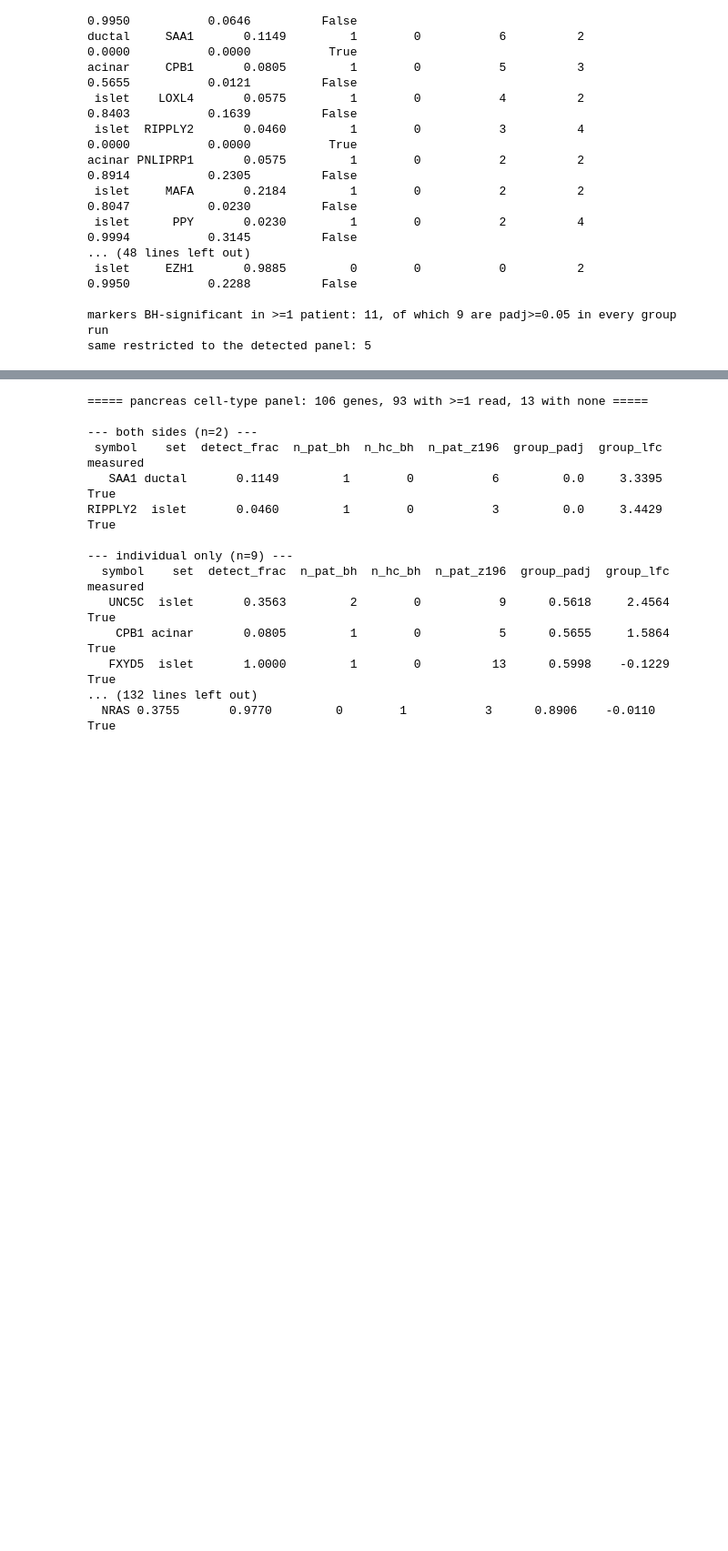
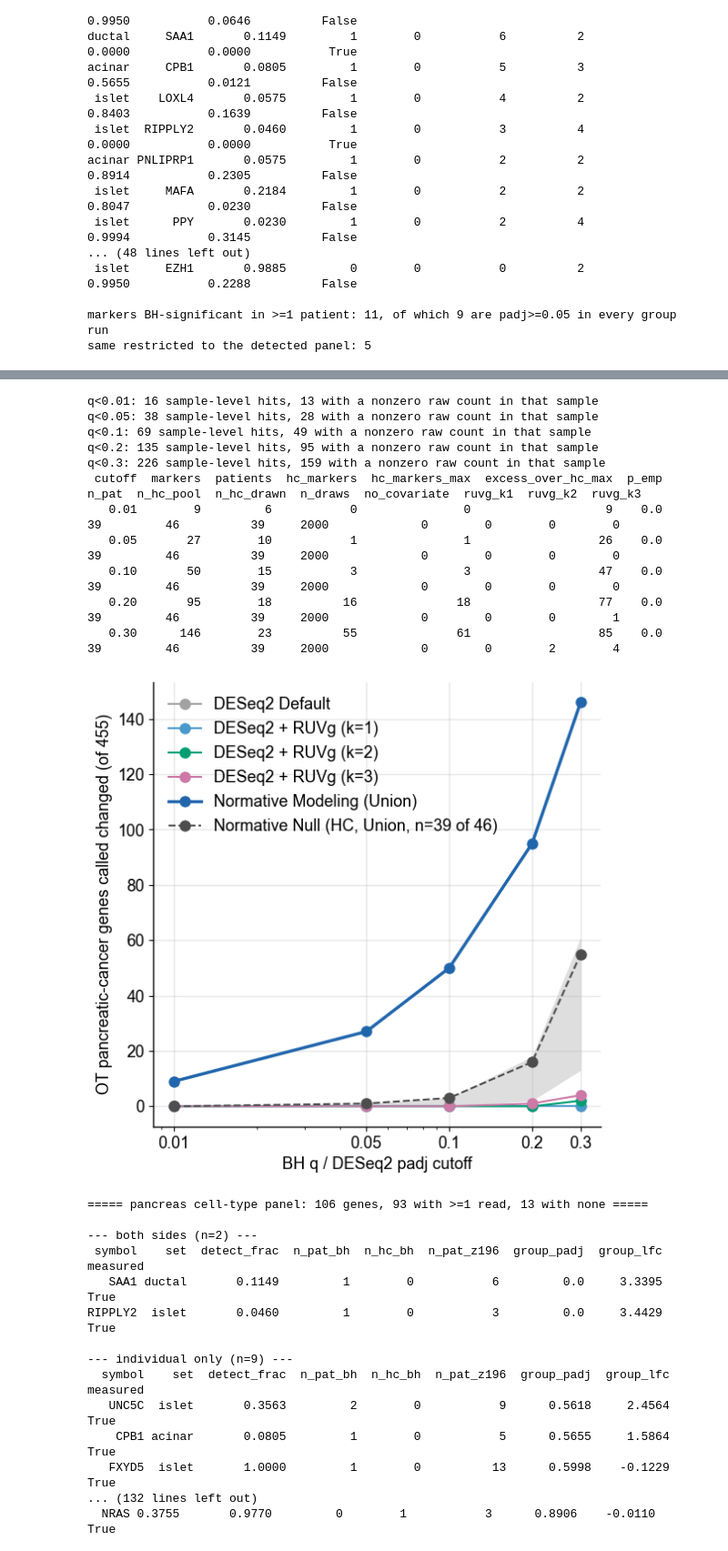
Before and after one commit to jmj3078/cfRNA_NormativeModeling, a Jupyter notebook: MixedEffectsModeling/6_pancreatic_cancer_cohort_deepdive.ipynb, the cells around one changed output, grey strips where cells are left out. Shown at 91% size. Saved outputs shown, nothing was run; the diff lists cells and outputs as text; code cells hidden in the pictures; blank space fills up the shorter version.

```diff
--- a/MixedEffectsModeling/6_pancreatic_cancer_cohort_deepdive.ipynb
+++ b/MixedEffectsModeling/6_pancreatic_cancer_cohort_deepdive.ipynb
@@ -63,9 +58,9 @@ DESIGN_LABEL = {'no_covariate': 'DESeq2\nDefault', 'ruvg_k1': 'DESeq2 +\nRUVg (k
 CASE_OF = {'PDAC': 'PDAC', 'IPMN': 'IPMN', 'Islet Cell Tumor': 'IsletCellTumor',
            'all neoplasm': 'PancreaticNeoplasm'}
 FDR_Q = 0.05
-INFLATION_Z = 1.96
 DESEQ2_PADJ = 0.05
 N_HC_DRAWS = 20
+HC_NULL_PCT = 99      # HC above this percentile of the FULL HC pool are not null material
 SEED = 0
 
 OUT = config.GROUP_VS_INDIV_DIR / SIG_SOURCE
@@ -1284,3 +1592,21 @@ fig_ot_marker_grid_tiers.png: 265 markers x 42 patients; markers by cutoff {0.05
+# %%
+ot_recovery = marker_sweep_fig(
+    ot_tbl, 'fig_marker_recovery_opentargets.png', 'OT pancreatic-cancer genes called changed',
+    color='#2166AC', detected_only=True, nz=ot_cnt[:len(names_neo)] > 0)
+ot_recovery.to_csv(OUT / 'ot_marker_recovery_by_cutoff.csv', index=False)
+# %% [output]
+q<0.01: 16 sample-level hits, 13 with a nonzero raw count in that sample
+q<0.05: 38 sample-level hits, 28 with a nonzero raw count in that sample
+q<0.1: 69 sample-level hits, 49 with a nonzero raw count in that sample
+q<0.2: 135 sample-level hits, 95 with a nonzero raw count in that sample
+q<0.3: 226 sample-level hits, 159 with a nonzero raw count in that sample
+ cutoff  markers  patients  hc_markers  hc_markers_max  excess_over_hc_max  p_emp  n_pat  n_hc_pool  n_hc_drawn  n_draws  no_covariate  ruvg_k1  ruvg_k2  ruvg_k3
+   0.01        9         6           0               0                   9    0.0     39         46          39     2000             0        0        0        0
+   0.05       27        10           1               1                  26    0.0     39         46          39     2000             0        0        0        0
+   0.10       50        15           3               3                  47    0.0     39         46          39     2000             0        0        0        0
+   0.20       95        18          16              18                  77    0.0     39         46          39     2000             0        0        0        1
+   0.30      146        23          55              61                  85    0.0     39         46          39     2000             0        0        2        4
+[figure, added]
 # %%
 # Case table. Every panel gene with at least one read is kept -- no detection cutoff, since the
 # individual side already pays a BH q<0.05 price. Group side = DESeq2 padj<0.05 in any of the 20 runs.
```
Also changed, not shown: parts of 37 cells of this notebook, 38 other files.
